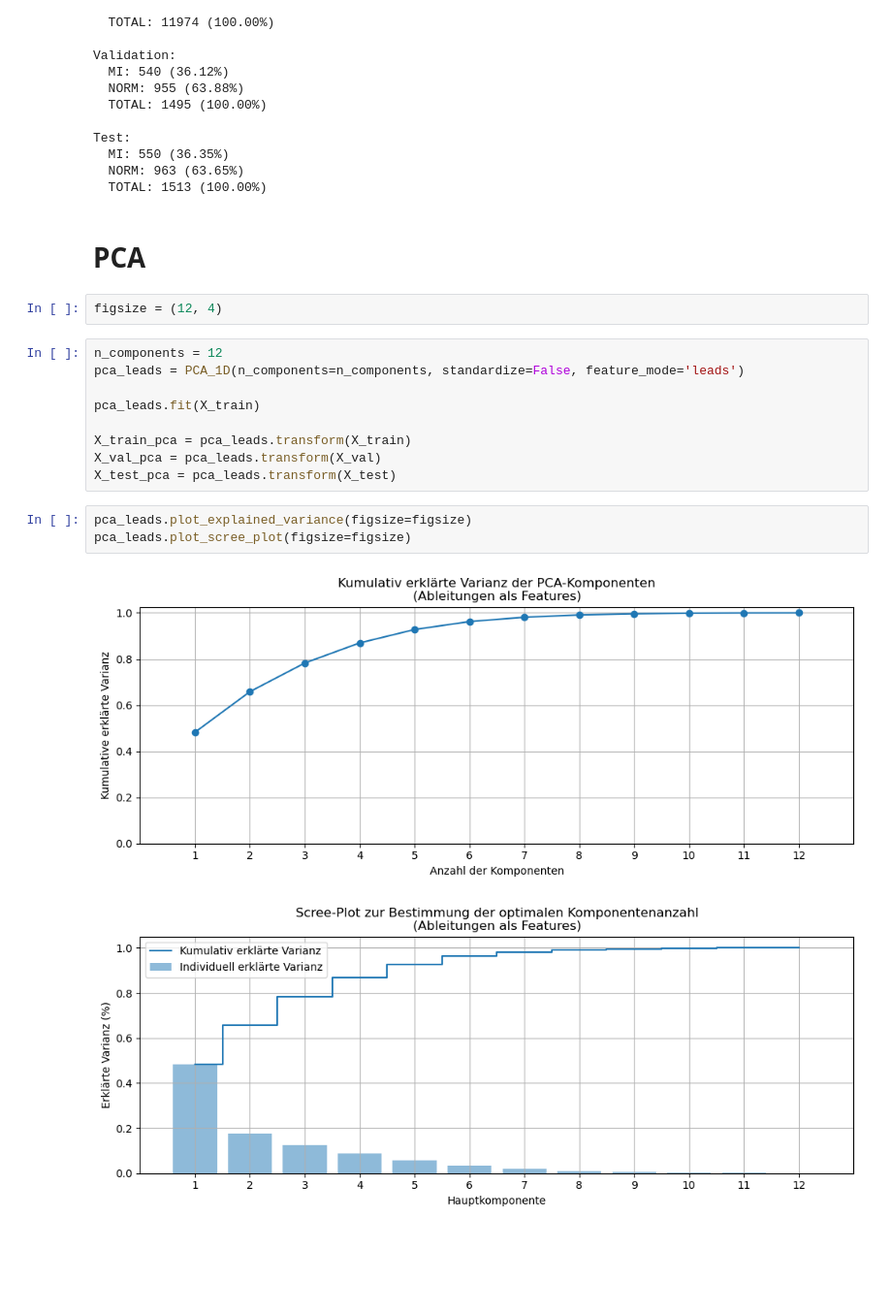
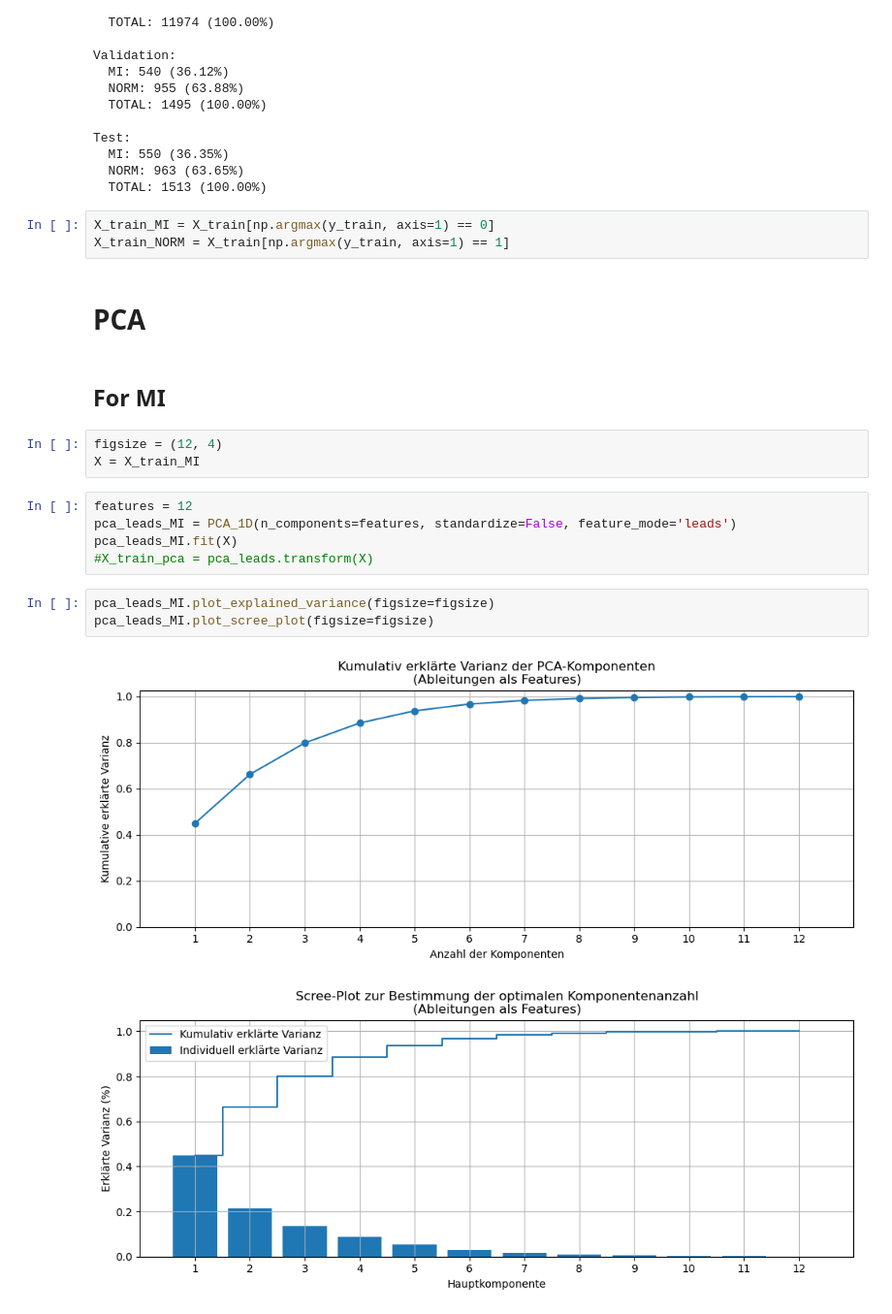
Before and after one commit to AliceKitchkin/ECG_xAI, a Jupyter notebook: notebooks/04_pca.ipynb, the cells around one changed output. Shown: that part at 97% size. Drawn from its saved outputs; the diff is of its cells as text; blank space fills up the shorter version.

Commit message:
Add comparison method for PCA scree plots and enhance visualization

```diff
--- a/notebooks/04_pca.ipynb
+++ b/notebooks/04_pca.ipynb
@@ -62,23 +62,25 @@ Test:
   MI: 550 (36.35%)
   NORM: 963 (63.65%)
   TOTAL: 1513 (100.00%)
+# %%
+X_train_MI = X_train[np.argmax(y_train, axis=1) == 0]
+X_train_NORM = X_train[np.argmax(y_train, axis=1) == 1]
+# %% [markdown]
+# PCA
 # %% [markdown]
-# PCA
+## For MI
 # %%
 figsize = (12, 4)
+X = X_train_MI
 # %%
-n_components = 12
-pca_leads = PCA_1D(n_components=n_components, standardize=False, feature_mode='leads')
-
-pca_leads.fit(X_train)
-
-X_train_pca = pca_leads.transform(X_train)
-X_val_pca = pca_leads.transform(X_val)
-X_test_pca = pca_leads.transform(X_test)
+features = 12
+pca_leads_MI = PCA_1D(n_components=features, standardize=False, feature_mode='leads')
+pca_leads_MI.fit(X)
+#X_train_pca = pca_leads.transform(X)
 # %%
-pca_leads.plot_explained_variance(figsize=figsize)
-pca_leads.plot_scree_plot(figsize=figsize)
+pca_leads_MI.plot_explained_variance(figsize=figsize)
+pca_leads_MI.plot_scree_plot(figsize=figsize)
 # %% [output]
-[figure, old version]
+[figure, new version]
-[figure, old version]
+[figure, new version]
 # %%
```
Also changed, not shown: parts of 14 cells of this notebook, 1 other file.
